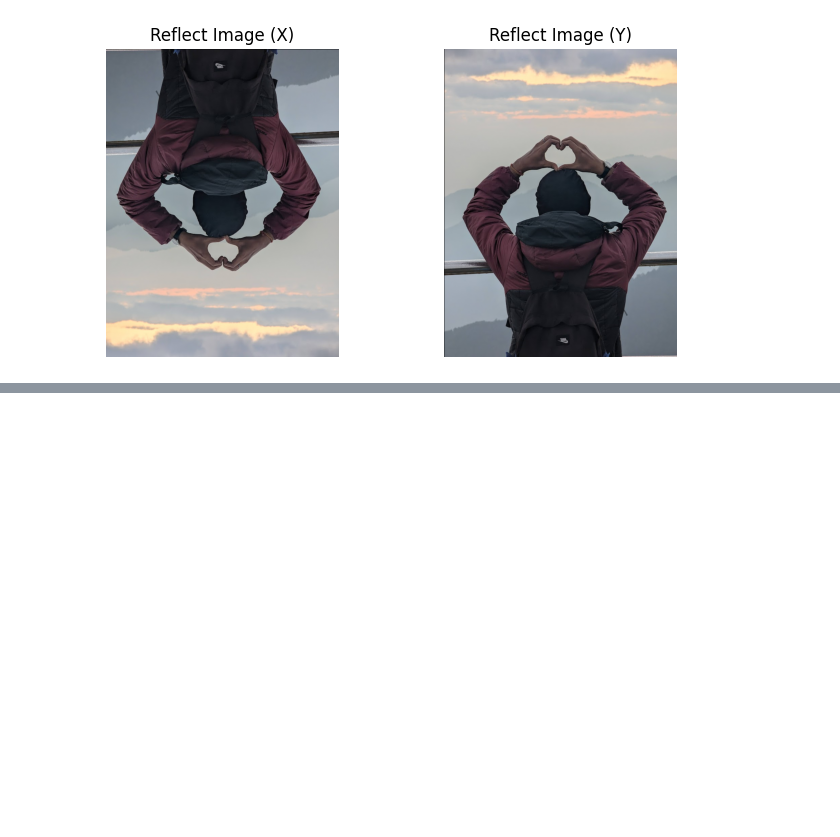
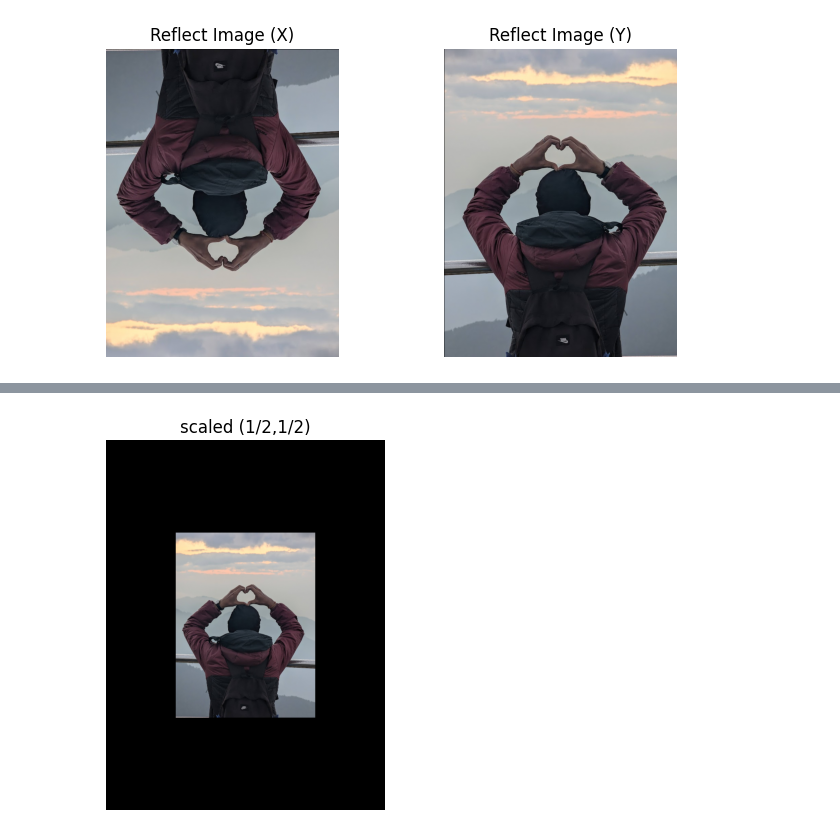
Before and after one commit to Abhijeet-KC/Image_Processing, a Jupyter notebook: Augmentation, Morphology and Restoration/Code.ipynb, the cells around one changed output, grey strips where cells are left out. Cells and saved outputs as stored; diff of their text form; code cells hidden in the pictures; blank space fills up the shorter version.

```diff
--- a/Augmentation, Morphology and Restoration/Code.ipynb
+++ b/Augmentation, Morphology and Restoration/Code.ipynb
@@ -131,0 +185,29 @@ plt.show()
+# %%
+# scaling
+def scaling_image (cx, cy, Sx = 0.0, Sy = 0.0):
+
+    trans_mat = np.array([[1, 0, -cx],
+                          [0, 1, -cy],
+                          [0, 0, 1]])
+    scale = np.array([[Sx, 0, 0],
+                      [0, Sy, 0],
+                      [0, 0, 1]])
+    trans_back = np.array([[1, 0, cx],
+                           [0, 1, cy],
+                           [0, 0, 1]])
+    return trans_back @ scale @ trans_mat
+# %%
+#get center
+cy, cx = image.shape[0]/2, image.shape[1]/2
+#passing into fn
+M = scaling_image(cx, cy, Sx = 1/2, Sy = 1/2)
+#wrap matrix into AffineTransform
+tf = AffineTransform(matrix=M)
+scaled = warp(image, inverse_map = tf.inverse)
+#pyplot
+plt.imshow(scaled)
+plt.title('scaled (1/2,1/2)')
+plt.axis('off')
+plt.show()
+# %% [output]
+[figure, added]
```
Also changed, not shown: parts of 4 cells of this notebook.
